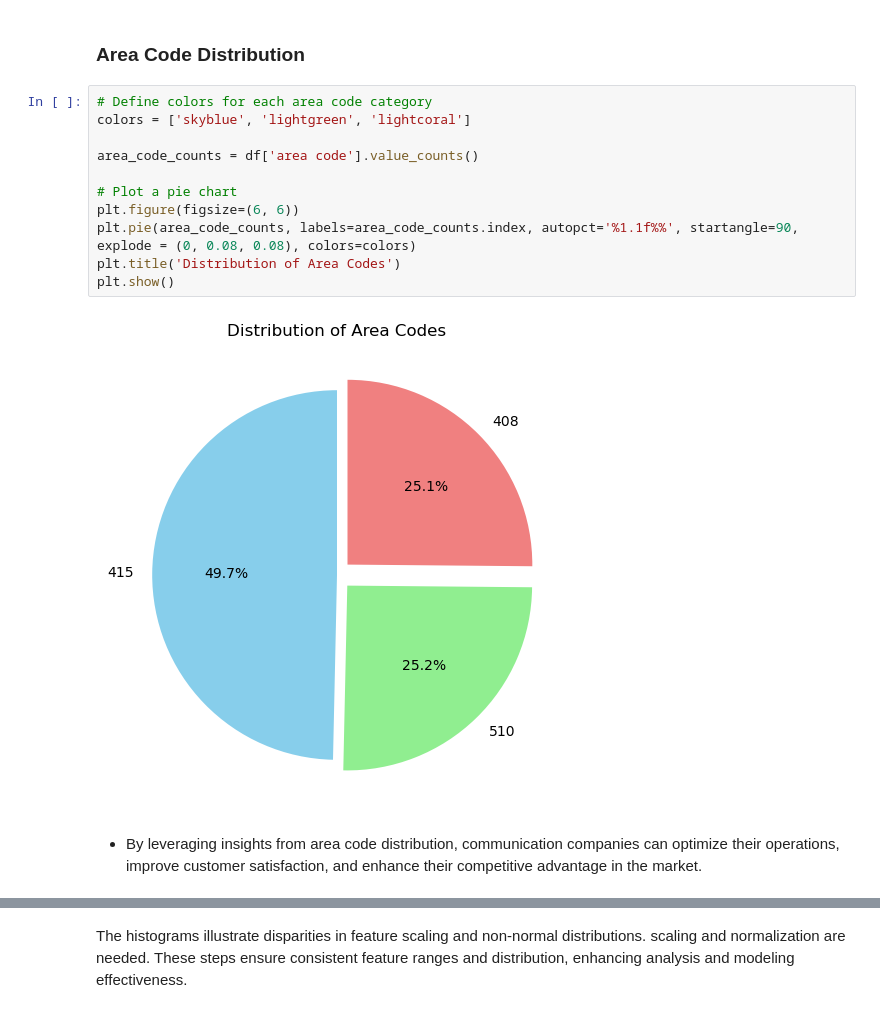
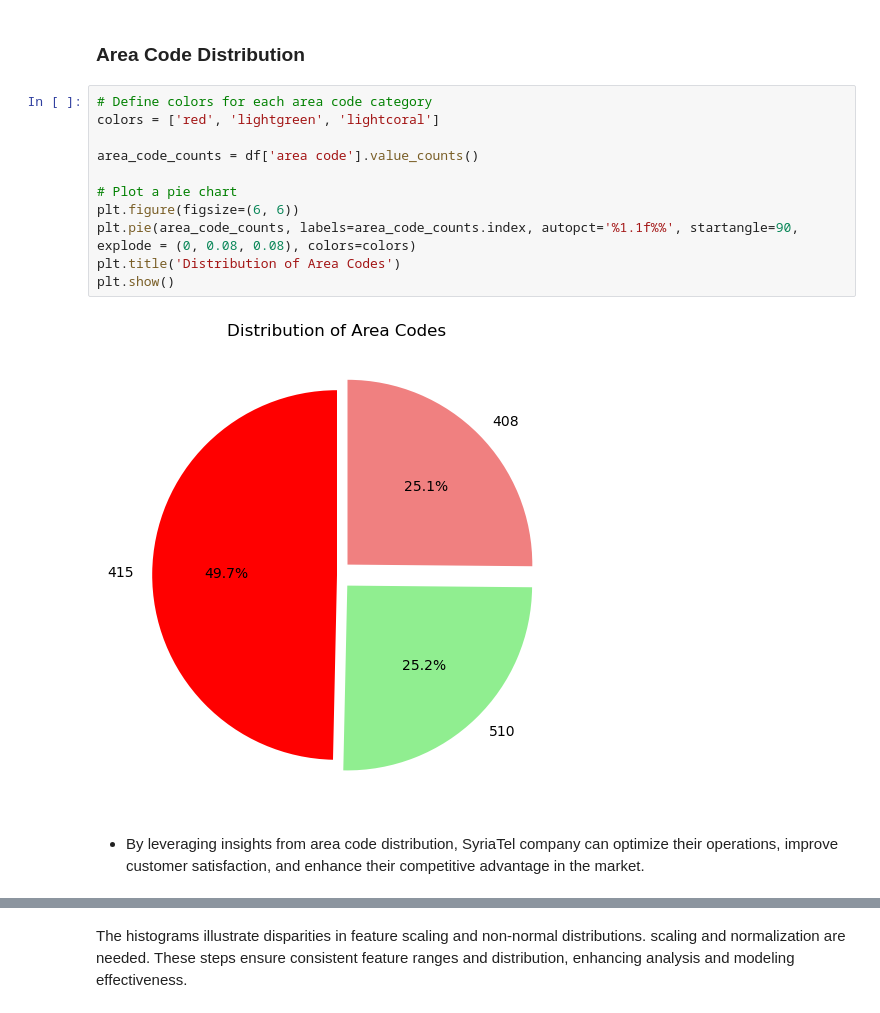
Before and after one commit to kiptochmike/Customer-Churn, a Jupyter notebook: customer_churn.ipynb, the cells around one changed output, grey strips where cells are left out. Drawn from its saved outputs; the diff is of its cells as text.

```diff
--- a/customer_churn.ipynb
+++ b/customer_churn.ipynb
@@ -227,18 +234,18 @@ The pie chart indicates a higher percentage of customers staying compared to tho
 ### Area Code Distribution
 # %%
 # Define colors for each area code category
-colors = ['skyblue', 'lightgreen', 'lightcoral']
+colors = ['red', 'lightgreen', 'lightcoral']
 
 area_code_counts = df['area code'].value_counts()
 
 # Plot a pie chart
 plt.figure(figsize=(6, 6))
 plt.pie(area_code_counts, labels=area_code_counts.index, autopct='%1.1f%%', startangle=90, explode = (0, 0.08, 0.08), colors=colors)
 plt.title('Distribution of Area Codes')
 plt.show()
 # %% [output]
-[figure, old version]
+[figure, new version]
 # %% [markdown]
-- By leveraging insights from area code distribution, communication companies can optimize their operations, improve customer satisfaction, and enhance their competitive advantage in the market.
+- By leveraging insights from area code distribution, SyriaTel company can optimize their operations, improve customer satisfaction, and enhance their competitive advantage in the market.
 # %%
 # Distribution of features excluding 'churn' column
```
Also changed, not shown: parts of 19 cells of this notebook, 3 other files.
